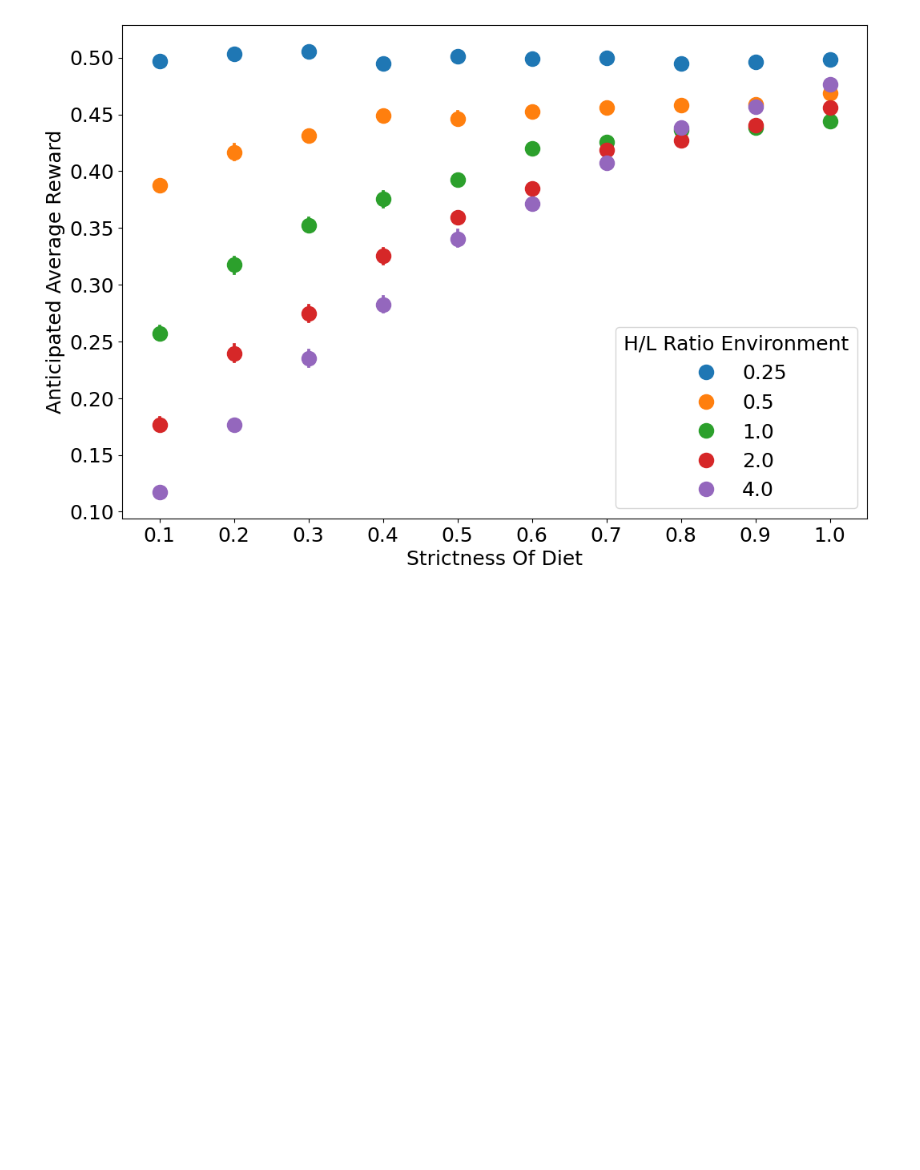
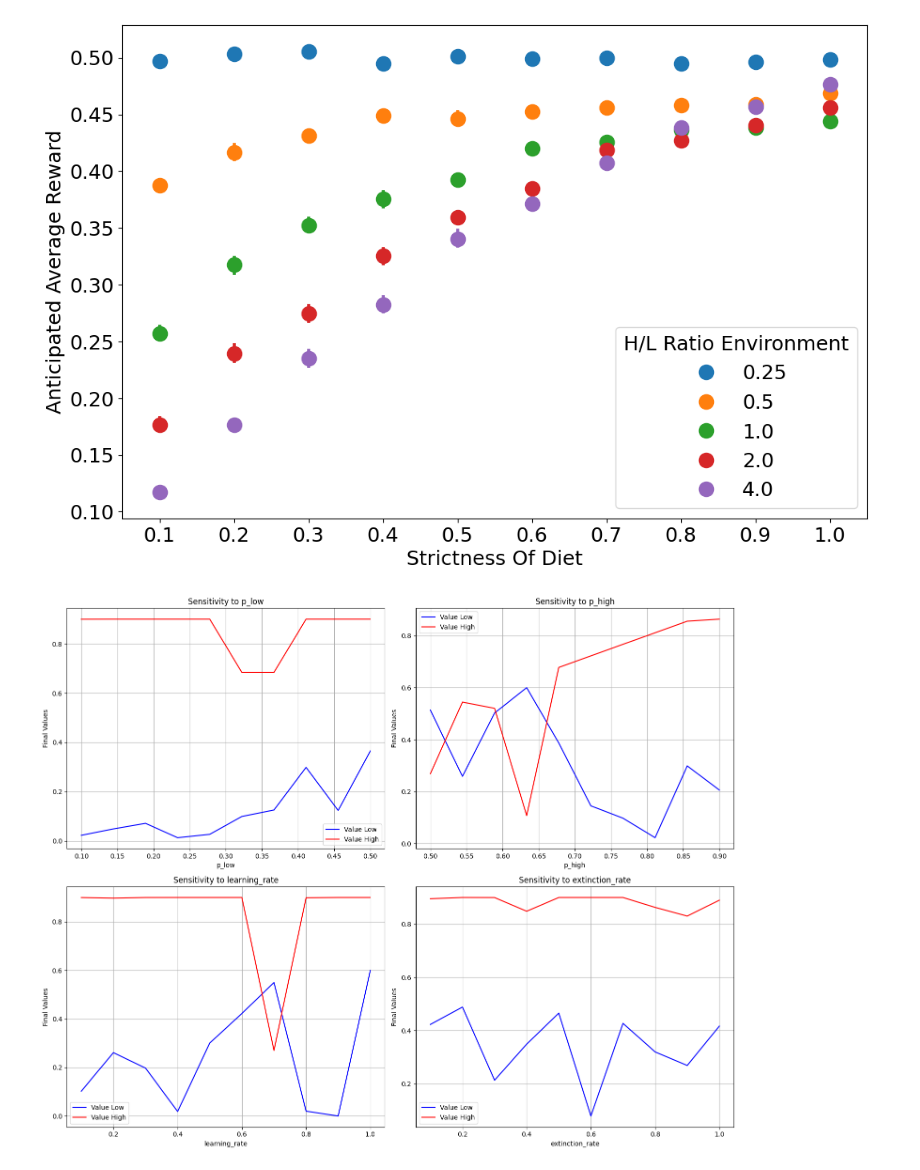
Before and after one commit to Kajijoo/abm, a Jupyter notebook: run.ipynb, the cells around one changed output. Saved outputs shown, nothing was run; the diff lists cells and outputs as text; code cells hidden in the pictures; blank space fills up the shorter version.

```diff
--- a/run.ipynb
+++ b/run.ipynb
@@ -339,3 +339,82 @@ def plot_results():
 plot_results()
 # %% [output]
 [figure]
+# %%
+import numpy as np
+import pandas as pd
+from main import LearningModel
+import matplotlib.pyplot as plt
+from tqdm import tqdm
+
+def run_sensitivity_analysis(parameter_name, parameter_values, fixed_params, steps=100):
+    results = []
+
+    for value in tqdm(parameter_values, desc=f'Testing {parameter_name}'):
+        # Create params dict with current test value
+        params = fixed_params.copy()
+        if parameter_name == 'p_low':
+            model = LearningModel(N=100, width=100, height=100, learning_model='RWE')
+            model.agents[0].p_low = value
+        elif parameter_name == 'p_high':
+            model = LearningModel(N=100, width=100, height=100, learning_model='RWE')
+            model.agents[0].p_high = value
+        elif parameter_name == 'learning_rate':
+            model = LearningModel(N=100, width=100, height=100, learning_model='RWE')
+            model.agents[0].learning_rate = value
+        elif parameter_name == 'extinction_rate':
+            model = LearningModel(N=100, width=100, height=100, learning_model='RWE')
+            model.agents[0].extinction_rate = value
+
+        # Run model
+        for _ in range(steps):
+            model.step()
+
+        # Collect final values
+        agent = model.agents[0]
+        results.append({
+            'parameter_value': value,
+            'value_low': agent.value_low,
+            'value_high': agent.value_high
+        })
+
+    return pd.DataFrame(results)
+
+# Define parameter ranges to test
+param_ranges = {
+    'p_low': np.linspace(0.1, 0.5, 10),
+    'p_high': np.linspace(0.5, 0.9, 10),
+    'learning_rate': np.linspace(0.1, 1.0, 10),
+    'extinction_rate': np.linspace(0.1, 1.0, 10)
+}
+
+# Fixed parameters
+fixed_params = {
+    'p_low': 0.6,
+    'p_high': 0.9,
+    'learning_rate': 0.4,
+    'extinction_rate': 1.0
+}
+
+# Run analysis for each parameter
+results = {}
+for param_name, param_range in param_ranges.items():
+    results[param_name] = run_sensitivity_analysis(param_name, param_range, fixed_params)
+
+# Plot results
+fig, axes = plt.subplots(2, 2, figsize=(15, 12))
+axes = axes.ravel()
+
+for idx, (param_name, df) in enumerate(results.items()):
+    ax = axes[idx]
+    ax.plot(df['parameter_value'], df['value_low'], label='Value Low', color='blue')
+    ax.plot(df['parameter_value'], df['value_high'], label='Value High', color='red')
+    ax.set_xlabel(param_name)
+    ax.set_ylabel('Final Values')
+    ax.set_title(f'Sensitivity to {param_name}')
+    ax.legend()
+    ax.grid(True)
+
+plt.tight_layout()
+plt.show()
+# %% [output]
+[figure, added]
```
Also changed, not shown: parts of 3 cells of this notebook, 9 other files.
